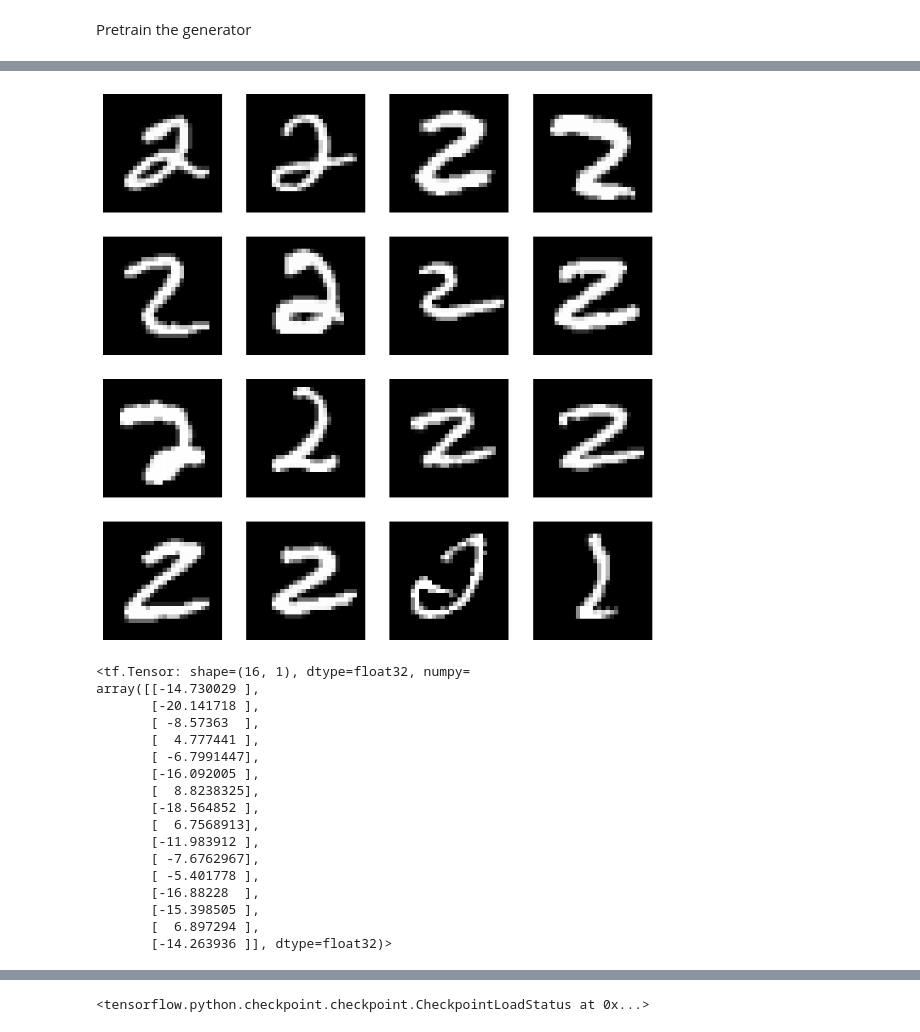
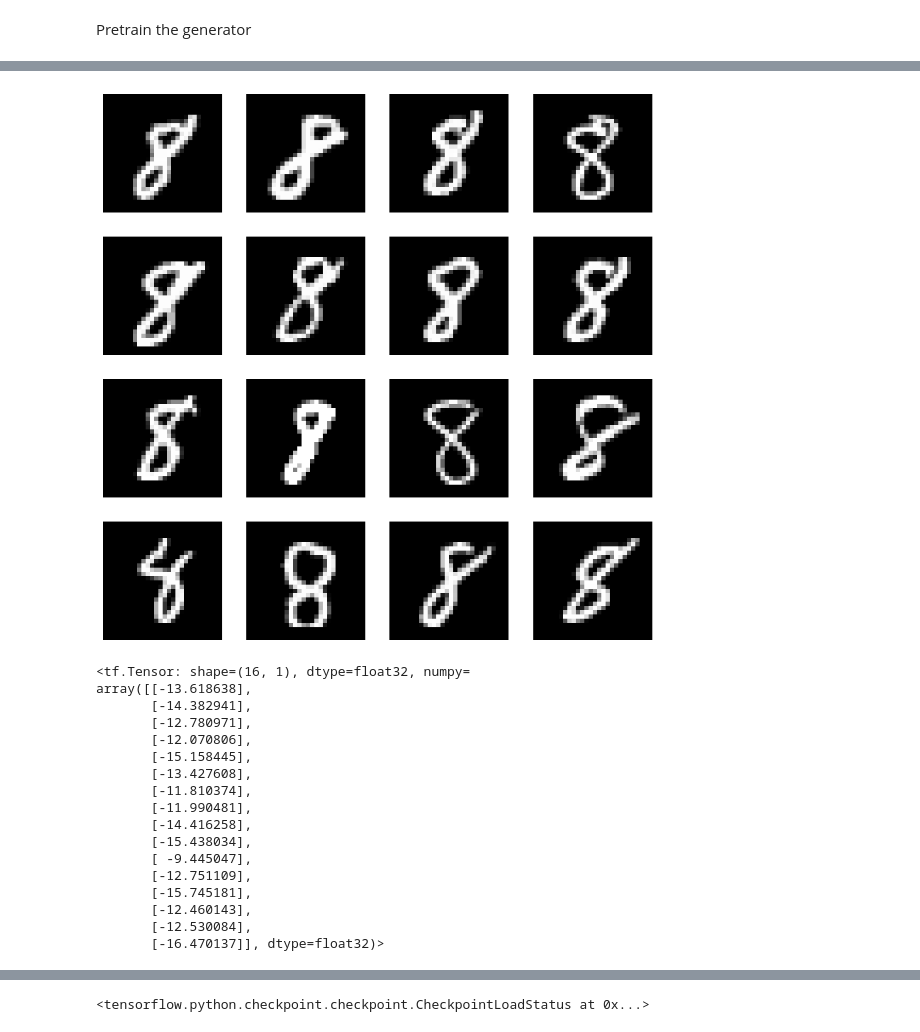
Before and after one commit to alfredbackhouse/3rd-year-project, a Jupyter notebook: 3rd_year_project.ipynb, the cells around one changed output, grey strips where cells are left out. Saved outputs shown, nothing was run; the diff lists cells and outputs as text; code cells hidden in the pictures.

```diff
--- a/3rd_year_project.ipynb
+++ b/3rd_year_project.ipynb
@@ -306,7 +313,7 @@ generator = build_generator()
 def animate_ca(generator, h=1, w=1):
     x = make_seed(1, height=h, width=w)
 
-    for i in range(30):
+    for i in range(1):
         x = generator(x, training=False)
         plt.imshow(to_greyscale(x)[0, :, :, 0], cmap='gray')
         plt.show()
@@ -544,6 +553,8 @@ x = make_seed(1)
 # %% [output]
 zsh:1: no matches found: train_log/*
 # %%
-plt.imshow(target_image[:, :, :] * 127.5 + 127.5, cmap='gray')
+rounded_target_image = tf.where(target_image > 0.5, 1.0, 0.0)
+
+plt.imshow(rounded_target_image[:, :, :] * 127.5 + 127.5, cmap='gray')
 # %% [output]
 <matplotlib.image.AxesImage at 0x...>
@@ -561,15 +572,15 @@ seed = np.zeros([h, w, CHANNEL_N], np.float32)
 seed[h//2, w//2, 0:1] = 1.0
 
 def loss_f(x):
-  return tf.reduce_mean(tf.square(to_greyscale(x)-target_image), [-2, -3, -1])
+  return tf.reduce_mean(tf.square(to_greyscale(x)-rounded_target_image), [-2, -3, -1])
 
 ca = build_generator()
 
 loss_log = []
 
-lr = 2e-5
+lr = 2e-4
 lr_sched = tf.keras.optimizers.schedules.PiecewiseConstantDecay(
-    [4000], [lr, lr*0.1])
+    [2000], [lr, lr*0.1])
 trainer = tf.keras.optimizers.legacy.Adam(lr_sched)
 
 loss0 = loss_f(seed).numpy()
@@ -599,8 +611,9 @@ def train_step(x):
   return x, loss
 
 if TRAIN_GENERATOR:
-  for i in range(8000+1):
-      x0 = np.repeat(seed[None, ...], BATCH_SIZE, 0)
+  for i in range(1500+1):
+
+      x0 = np.repeat(seed[None, ...], 1, 0)
 
       x, loss = train_step(x0)
 
@@ -609,9 +622,10 @@ if TRAIN_GENERATOR:
 
       if step_i%100 == 0:
           clear_output(wait=True)
-          generate_and_save_images(ca,
+          if tf.reduce_all(generate_and_save_images(ca,
                                   i + 1,
-                                  x0)
+                                  x0) == 0.0):
+              ca.reinitialize_weights() # restart training if the model collapses
           # Print the losses
           print(f"Epoch {i + 1}, Loss: {loss:.4f}")
           plot_loss(loss_log)
@@ -912,24 +924,24 @@ train(x_train, EPOCHS)
 # %%
 print_image_sample(noisify(images_of_target[:16], 0))
-discriminator(train_images[:16])
+discriminator(images_of_target[:16])
 # %% [output]
-[figure, old version]
+[figure, new version]
 <tf.Tensor: shape=(16, 1), dtype=float32, numpy=
-array([[-14.730029 ],
-       [-20.141718 ],
-       [ -8.57363  ],
-       [  4.777441 ],
-       [ -6.7991447],
-       [-16.092005 ],
-       [  8.8238325],
-       [-18.564852 ],
-       [  6.7568913],
-       [-11.983912 ],
-       [ -7.6762967],
-       [ -5.401778 ],
-       [-16.88228  ],
-       [-15.398505 ],
-       [  6.897294 ],
-       [-14.263936 ]], dtype=float32)>
+array([[-13.618638],
+       [-14.382941],
+       [-12.780971],
+       [-12.070806],
+       [-15.158445],
+       [-13.427608],
+       [-11.810374],
+       [-11.990481],
+       [-14.416258],
+       [-15.438034],
+       [ -9.445047],
+       [-12.751109],
+       [-15.745181],
+       [-12.460143],
+       [-12.530084],
+       [-16.470137]], dtype=float32)>
 # %%
 print_image_sample(noisify(images_of_others[:16], 0))
```
Also changed, not shown: parts of 21 cells of this notebook.
